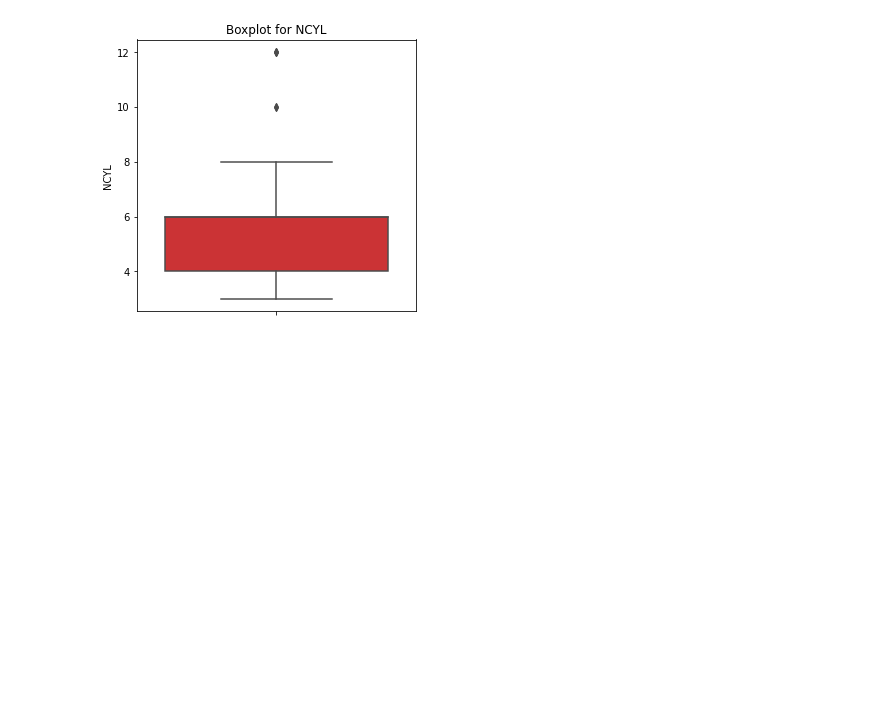
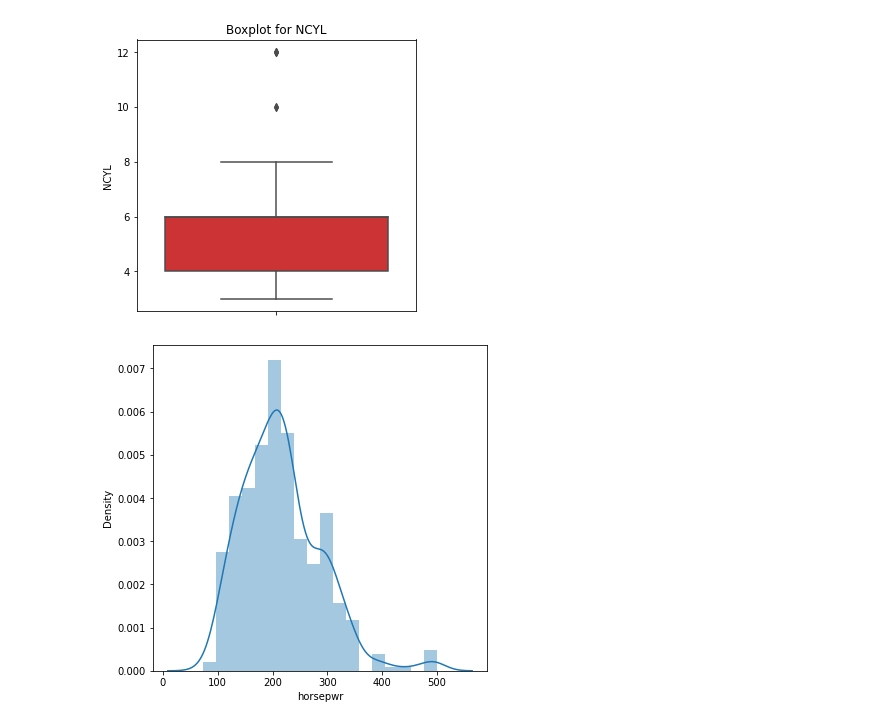
Before and after one commit to vrushalipr/car_data_analysis, a Jupyter notebook: Cars_data_analysis.ipynb, the cells around one changed output. Saved outputs shown, nothing was run; the diff lists cells and outputs as text; code cells hidden in the pictures; blank space fills up the shorter version.

```diff
--- a/Cars_data_analysis.ipynb
+++ b/Cars_data_analysis.ipynb
@@ -178,3 +178,8 @@ plt.ylabel('NCYL')
 # %% [output]
 Text(0, 0.5, 'NCYL')
 [figure]
+# %%
+plt.figure(figsize=(6,6))
+g = sns.distplot(a=cars_df['horsepwr'])
+# %% [output]
+[figure, added]
```
Also changed, not shown: parts of 20 cells of this notebook.
